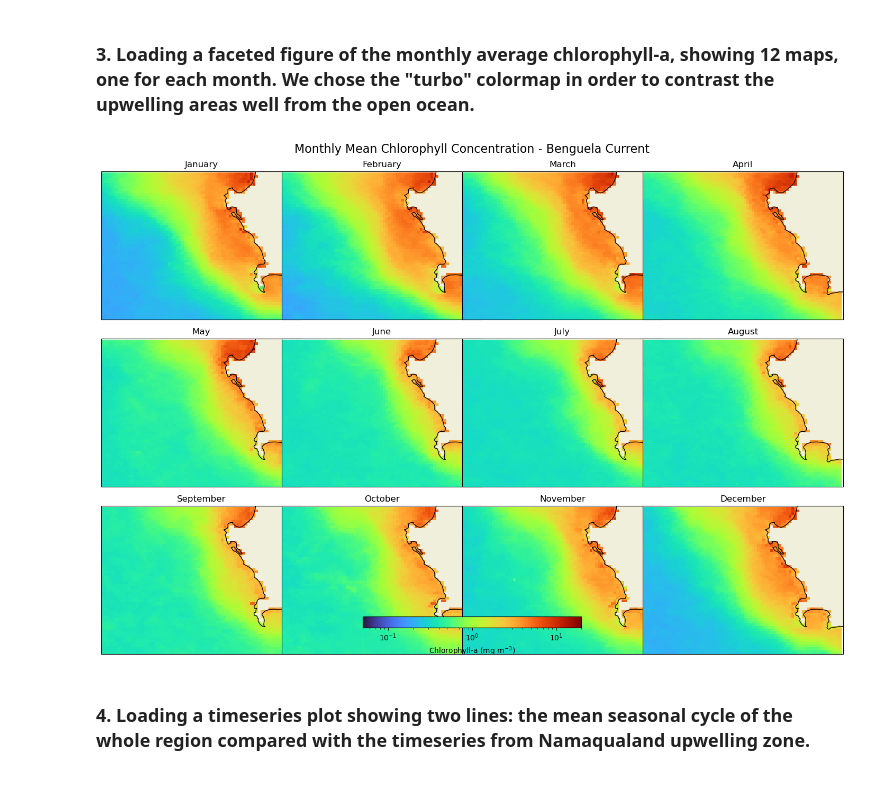
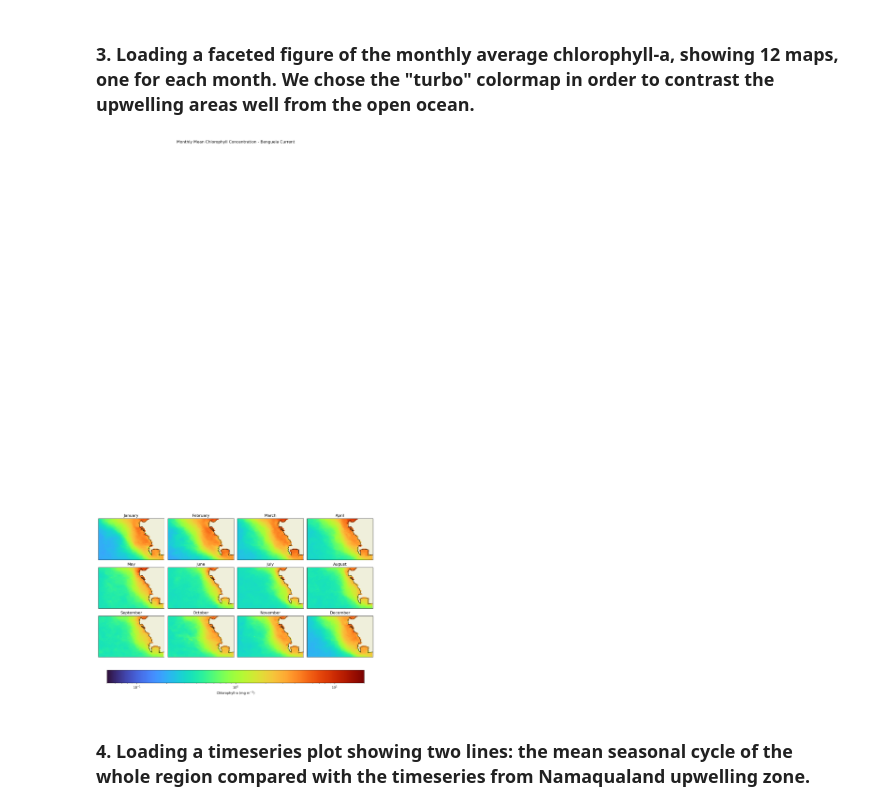
Before and after one commit to lithamkatshwa-droid/SAMOS2026-Core3CS-BenguelaPythoneers, a Jupyter notebook: Benguela_Pythoneers.ipynb, the cells around one changed output. Saved outputs shown, nothing was run; the diff lists cells and outputs as text; code cells hidden in the pictures.

```diff
--- a/Benguela_Pythoneers.ipynb
+++ b/Benguela_Pythoneers.ipynb
@@ -29,3 +29,6 @@ import warnings
 warnings.filterwarnings("ignore",category=RuntimeWarning)
 # %% [markdown]
 ### 1. Loading the map of the region bathymetry, using the "terrain" colormap.
+# %%
+ds = xr.open_dataset("benguela_bathymetry.grd")
+ds
@@ -31,0 +48,3 @@ warnings.filterwarnings("ignore",category=RuntimeWarning)
+# %%
+bathymetry = ds.altitude
+bathymetry
@@ -43,7 +102,7 @@ X, Y = np.meshgrid(x, y)
 
 # Define study region (Benguela)
 lon_min, lon_max = 15.9104, 19.0613
-lat_min, lat_max = -34.7723, -32.4412
+lat_min, lat_max = -34.7723, -32.7
 
 # Mask to region only
 bathy_region = np.where(
@@ -55,29 +114,33 @@ bathy_region = np.where(
 # Create figure with map projection
 fig = plt.figure(figsize=(10,6))
 ax = plt.axes(projection=ccrs.PlateCarree())
+# Set map extent explicitly
+ax.set_extent([lon_min, lon_max, lat_min, lat_max])
 
 # Plot bathymetry
-im = ax.imshow(
-    bathy_region,
-    cmap="terrain",
-    extent=[lon_min, lon_max, lat_min, lat_max],
-    origin="upper",
-    transform=ccrs.PlateCarree())
+# im = ax.imshow(
+    # bathy_region,
+   # cmap="terrain",
+   # extent=[lon_min, lon_max, lat_min, lat_max],
+   # origin="upper",
+    # transform=ccrs.PlateCarree())
+
 
 # Add coastlines
 ax.coastlines(resolution="10m", linewidth=1)
+ax.gridlines(draw_labels = True)
 
 # Land fill
 ax.add_feature(cfeature.LAND, color="lightgray")
-
-# Set map extent explicitly
-ax.set_extent([lon_min, lon_max, lat_min, lat_max])
 
 # Add colorbar
 plt.colorbar(im, ax=ax, label="Depth (m)")
 
 # Title
 ax.set_title("Benguela Bathymetry with Coastlines")
+plt.tight_layout()
+# SAVE FIGURE
+plt.savefig("Figure1_Bathymetry.png", dpi=300, bbox_inches='tight')
 
 # Display figure
 plt.show()
@@ -169,7 +234,7 @@ monthly_mean = chl.groupby("time.month").mean()
 fig, axes = plt.subplots(
     nrows=3,
     ncols=4,
-    figsize=(16, 10),
+    figsize=(12, 25),
     subplot_kw={'projection': ccrs.PlateCarree()})
 
 # Flatten axes array so we can loop through easily
@@ -215,41 +280,42 @@ for i in range(12):
     ax.add_feature(cfeature.LAND)
 
     # Set geographic extent
-    ax.set_extent([15.9104, 19.0613, -34.7723, -32.4412])
+    ax.set_extent([15.9104, 19.0613, -34.7723, -32.8])
 
     # Add subplot title
     ax.set_title(month_names[i])
 
 
 
 # Improve spacing between plots, but reserve space at the bottom
 plt.tight_layout(rect=[0, 0.05, 1, 0.5])
 
 # Create one shared colorbar below all subplots
 cbar = fig.colorbar(
     im,
     ax=axes,
     orientation='horizontal',
     fraction=0.05,
     pad=0.05
 )
 
 cbar.set_label("Chlorophyll-a (mg m$^{-3}$)")
 
-
-
 # Add figure title
 fig.suptitle(
-    "Monthly Mean Chlorophyll Concentration - Benguela Current",
-    fontsize=16)
+    "Monthly Mean Chlorophyll Concentration - Benguela Current"
+   )
 
 # Improve spacing between plots
-plt.tight_layout()
+# plt.tight_layout()
+# Save image
+plt.savefig("Figure3_Overlay.png", dpi=300, bbox_inches='tight')
+
 
 # Display figure
 plt.show()
 # %% [output]
-[figure, old version]
+[figure, new version]
 # %% [markdown]
 ### 4. Loading a timeseries plot showing two lines: the mean seasonal cycle of the whole region compared with the timeseries from Namaqualand upwelling zone.
 # %%
```
Also changed, not shown: parts of 6 cells of this notebook.
